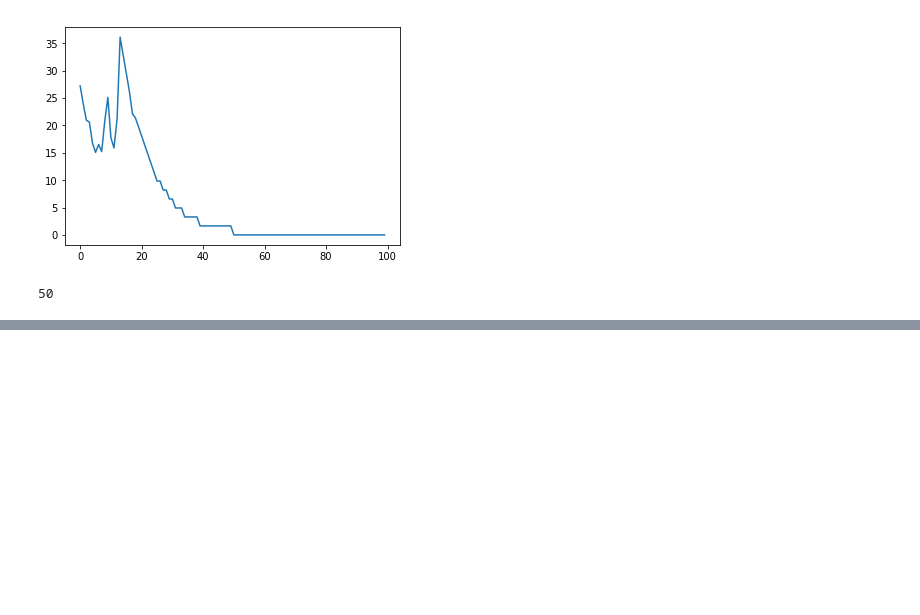
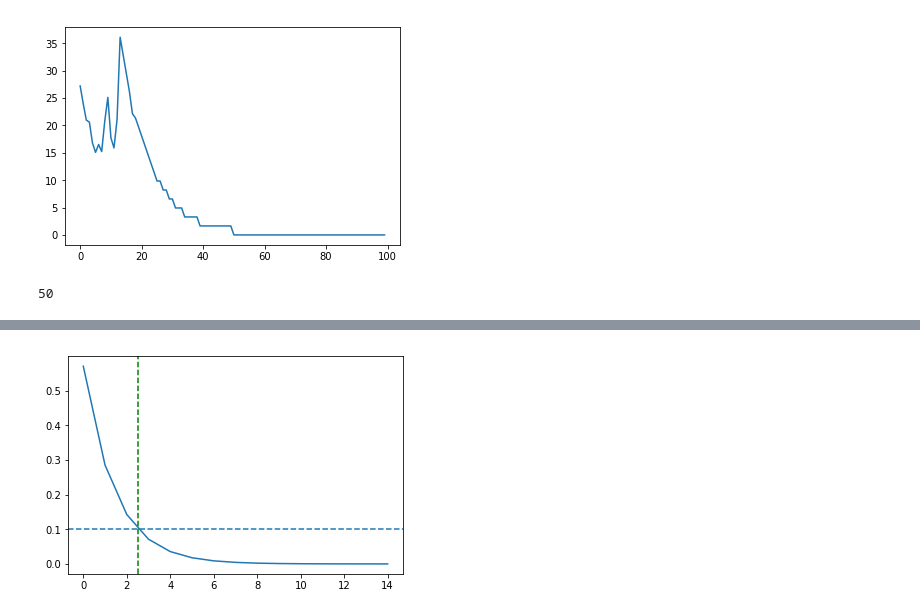
Before and after one commit to Sirquini/Polarization, a Jupyter notebook: New Simulations.ipynb, the cells around one changed output, grey strips where cells are left out. Cells and saved outputs as stored; diff of their text form; code cells hidden in the pictures; blank space fills up the shorter version.

```diff
--- a/New Simulations.ipynb
+++ b/New Simulations.ipynb
@@ -165,2 +187,6 @@ plt.show()
+# %%
+import math
+def time_to_converge(epsilon, diff, inf):
+    return math.log(epsilon/diff) / math.log(1-inf)
 # %%
 num_agents = 9
@@ -177,6 +208,7 @@ plt.show()
-# %%
-num_agents = 9
-pol_history, belief_history, _ = plr.Simulation(
-    plr.build_belief(plr.Belief.MILD, num_agents),
-    plr.build_influence(plr.Influence.CLIQUE, num_agents, general_belief=1.0) # Classic Update by default
-).run()
+# %%
+plt.plot([max(belief_step) - min(belief_step) for belief_step in belief_history[:15]])
+plt.axhline(epsilon, linestyle="dashed")
+plt.axvline(t, color="g", linestyle="dashed")
+plt.show()
+# %% [output]
+[figure, added]
```
Also changed, not shown: parts of 14 cells of this notebook.
